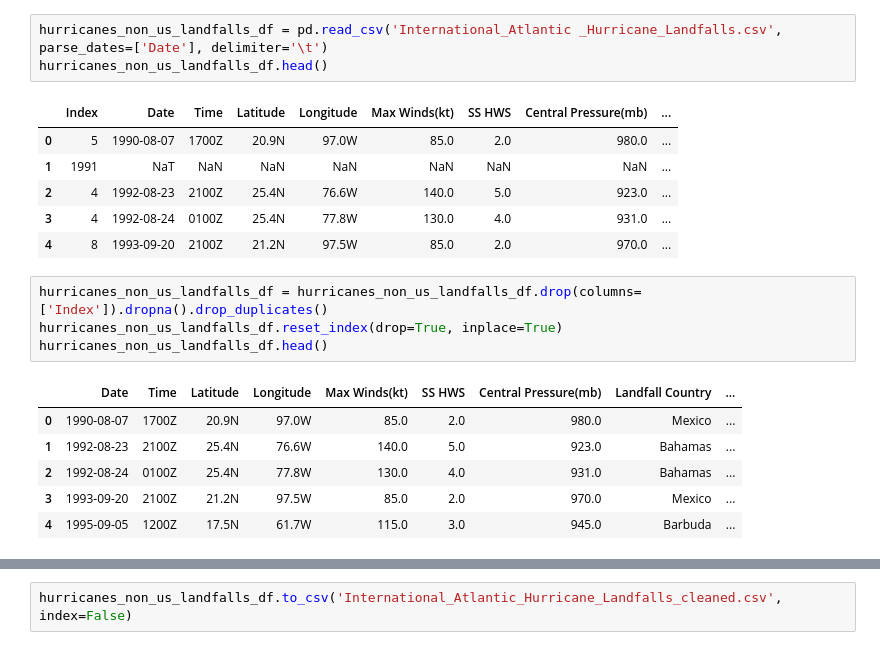
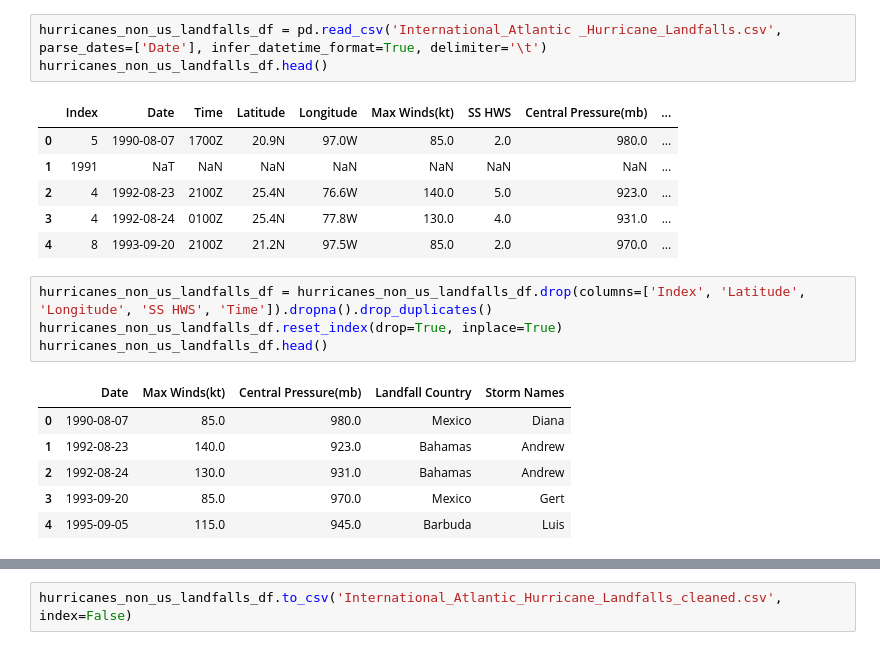
Before and after one commit to himalayahall/DATA608, a Jupyter notebook: Story 5/DataWrangling.ipynb, the cells around one changed output, grey strips where cells are left out. Saved outputs shown, nothing was run; the diff lists cells and outputs as text.

```diff
--- a/Story 5/DataWrangling.ipynb
+++ b/Story 5/DataWrangling.ipynb
@@ -11,7 +11,7 @@ Data is sourced from the Hurricane Research Division of the [Atlantic Oceanograp
 
 Hurricane data source for [Non-US landfalls](https://www.aoml.noaa.gov/hrd/hurdat/International_Hurricanes.html).
 # %%
-hurricanes_non_us_landfalls_df = pd.read_csv('International_Atlantic _Hurricane_Landfalls.csv', parse_dates=['Date'], delimiter='\t')
+hurricanes_non_us_landfalls_df = pd.read_csv('International_Atlantic _Hurricane_Landfalls.csv', parse_dates=['Date'], infer_datetime_format=True, delimiter='\t')
 hurricanes_non_us_landfalls_df.head()
 # %% [output]
 |  | Index | Date | Time | Latitude | Longitude | Max Winds(kt) | SS HWS | Central Pressure(mb) | ... |
@@ -21,13 +21,13 @@ hurricanes_non_us_landfalls_df.head()
 | 3 | 4 | 1992-08-24 | 0100Z | 25.4N | 77.8W | 130.0 | 4.0 | 931.0 | ... |
 | 4 | 8 | 1993-09-20 | 2100Z | 21.2N | 97.5W | 85.0 | 2.0 | 970.0 | ... |
 # %%
-hurricanes_non_us_landfalls_df = hurricanes_non_us_landfalls_df.drop(columns=['Index']).dropna().drop_duplicates()
+hurricanes_non_us_landfalls_df = hurricanes_non_us_landfalls_df.drop(columns=['Index', 'Latitude', 'Longitude', 'SS HWS', 'Time']).dropna().drop_duplicates()
 hurricanes_non_us_landfalls_df.reset_index(drop=True, inplace=True)
 hurricanes_non_us_landfalls_df.head()
 # %% [output]
-|  | Date | Time | Latitude | Longitude | Max Winds(kt) | SS HWS | Central Pressure(mb) | Landfall Country | ... |
-| 0 | 1990-08-07 | 1700Z | 20.9N | 97.0W | 85.0 | 2.0 | 980.0 | Mexico | ... |
-| 1 | 1992-08-23 | 2100Z | 25.4N | 76.6W | 140.0 | 5.0 | 923.0 | Bahamas | ... |
-| 2 | 1992-08-24 | 0100Z | 25.4N | 77.8W | 130.0 | 4.0 | 931.0 | Bahamas | ... |
-| 3 | 1993-09-20 | 2100Z | 21.2N | 97.5W | 85.0 | 2.0 | 970.0 | Mexico | ... |
-| 4 | 1995-09-05 | 1200Z | 17.5N | 61.7W | 115.0 | 3.0 | 945.0 | Barbuda | ... |
+|  | Date | Max Winds(kt) | Central Pressure(mb) | Landfall Country | Storm Names |
+| 0 | 1990-08-07 | 85.0 | 980.0 | Mexico | Diana |
+| 1 | 1992-08-23 | 140.0 | 923.0 | Bahamas | Andrew |
+| 2 | 1992-08-24 | 130.0 | 931.0 | Bahamas | Andrew |
+| 3 | 1993-09-20 | 85.0 | 970.0 | Mexico | Gert |
+| 4 | 1995-09-05 | 115.0 | 945.0 | Barbuda | Luis |
```
Also changed, not shown: parts of 19 cells of this notebook, 6 other files.
